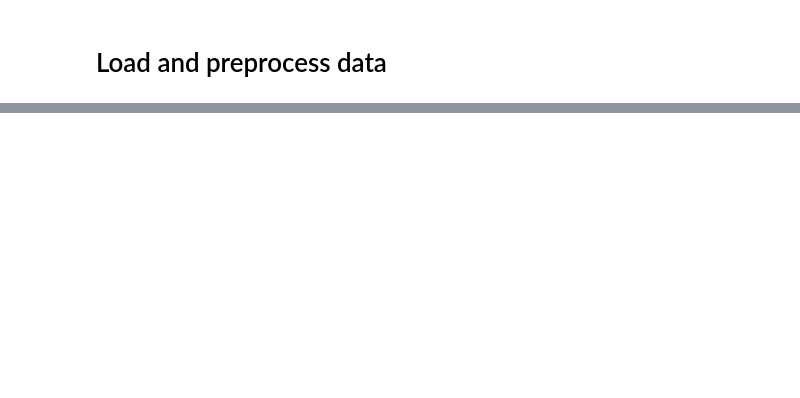
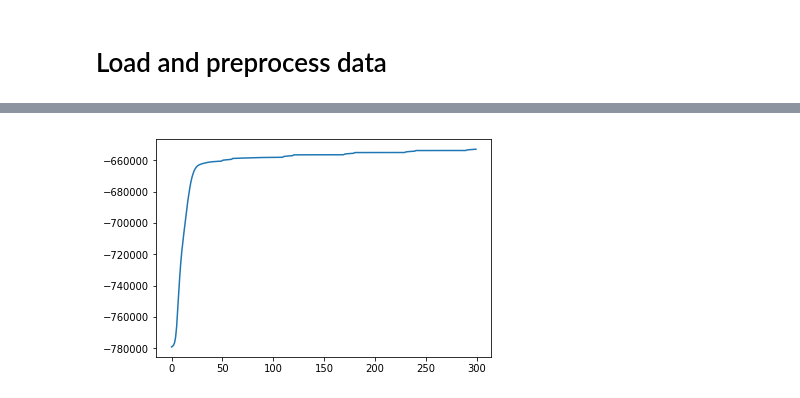
Before and after one commit to stratisMarkou/LDA, a Jupyter notebook: lda-pytorch.ipynb, the cells around one changed output, grey strips where cells are left out. Cells and saved outputs as stored; diff of their text form; code cells hidden in the pictures; blank space fills up the shorter version.

```diff
--- a/lda-pytorch.ipynb
+++ b/lda-pytorch.ipynb
@@ -165,17 +163,36 @@ lda = VariationalLDA(documents, len(counts), num_topics=3, log_eta=-1., log_alph
 # %%
-# optimizer = torch.optim.SGD(lda.parameters(), lr=1e-4)
+num_em_iters = 5
+num_e_steps, print_every_e = 10, 1
+num_m_steps, print_every_m = 50, 1
+verbose = False
 
-# for i in range(100):
+elbos = []
 
-#     if i % 10 == 0:
-#         print(torch.exp(lda.log_eta).cpu().detach().numpy())
+optimizer = torch.optim.SGD(lda.parameters(), lr=1e-5)
 
-#         print(torch.exp(lda.log_alpha).cpu().detach().numpy())
+for i in tqdm(range(num_em_iters)):
 
-#     optimizer.zero_grad()
+    for j in tqdm(range(num_m_steps), leave=False):
 
-#     neg_elbo = - lda.elbo()
+        lda.variational_parameter_step()
 
-#     neg_elbo.backward()
+        if j % print_every_m == 0 and verbose:
+            print(lda.gamma[0].cpu().detach().numpy())
 
-#     optimizer.step()
+        elbos.append(lda.elbo())
+
+    for j in tqdm(range(num_e_steps), leave=False):
+
+        if j % print_every_e == 0 and verbose:
+            print(torch.exp(lda.log_eta).cpu().detach().numpy())
+            print(torch.exp(lda.log_alpha).cpu().detach().numpy())
+
+        optimizer.zero_grad()
+
+        neg_elbo = - lda.elbo()
+
+        neg_elbo.backward()
+
+        optimizer.step()
+
+        elbos.append(lda.elbo())
@@ -228 +211,6 @@ lamda, _ = torch.sort(lda.lamda[0])
+# %%
+plt.plot(elbos)
+plt.show()
+# %% [output]
+[figure, added]
 # %%
```
Also changed, not shown: parts of 8 cells of this notebook.
